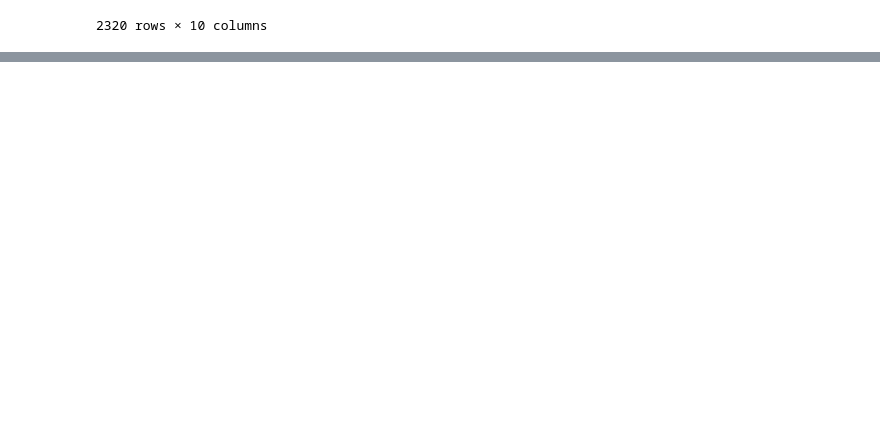
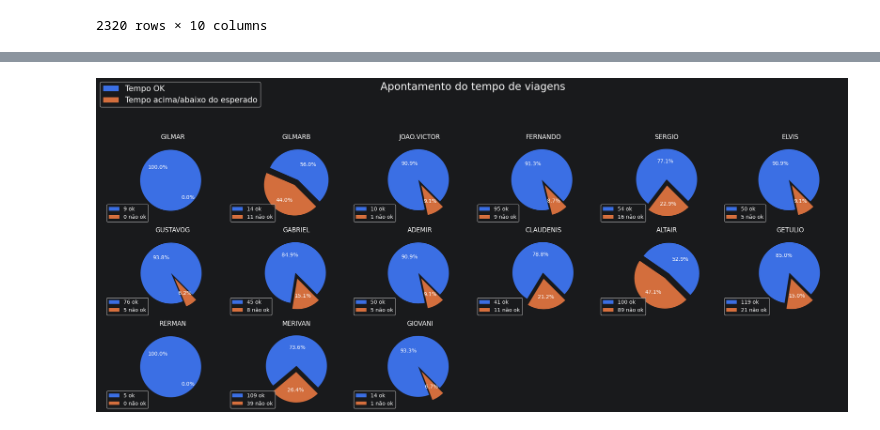
Before and after one commit to JoaoPresley/Metas2026_MSGAS, a Jupyter notebook: sample.ipynb, the cells around one changed output, grey strips where cells are left out. Drawn from its saved outputs; the diff is of its cells as text; code cells hidden in the pictures; blank space fills up the shorter version.

Commit message:
FEAT: Criado graficos para acompanhamento pessoal

```diff
--- a/sample.ipynb
+++ b/sample.ipynb
@@ -248,0 +262,69 @@ df_periodo.to_excel(nome_arquivo,
+# %%
+# 1. Lê a planilha de saída
+arq = r".\data\Resultado_analise.xlsx"
+df = pd.read_excel(arq)
+# %%
+# 2. Gráfico por TOMs
+#   Pega o nome dos TOMs
+df.sort_values(by=["ORG_manut"], inplace=True)
+toms = np.array(df["TOM"].drop_duplicates(keep="first"))
+filtro_toms = [df["TOM"] == x for x in toms] #filtro das linhas para TOMs
+# %%
+# 2.1 Pizzas de viagens para cada TOM
+fig, ax = plt.subplots(3, 6, figsize=(20, 8))
+
+cores = ["#3b6fe4", "#d36e3d"]
+
+primeiras_fatias = None
+
+#   Percorre a matriz dos graficos
+for l in range(3):
+    for c in range(6):
+        n_tom = (l*6) + c # Transforma a matriz em um indice
+
+        # o culta os graficos que não existe TOM
+        if n_tom >= len(toms):
+            ax[l, c].axis('off')
+            continue
+
+        # 1. Gráfico das viagens
+        #   Viagem OK/Viagens
+        viagens = df[df["Tipo_temporal"] == "Viagem"]
+        viagens = viagens[viagens["TOM"] == toms[n_tom]]
+        erro = len(viagens[~viagens["Valida serviço"]])
+        ok = len(viagens[viagens["Valida serviço"]])
+        dados = [ok, erro]
+
+        explode = [0.1, 0.1]
+        fatias, text, autotext = ax[l, c].pie(dados,
+                                             explode=explode,
+                                             autopct="%1.1f%%",
+                                             startangle=-45,
+                                             colors=cores
+                                             )
+        ax[l, c].legend(
+            fatias,
+            [f"{ok} ok", f"{erro} não ok"],
+            loc="lower left",
+            fontsize=10,
+            bbox_to_anchor=(-0.4, -0.05),
+        )
+        ax[l, c].set_title(toms[n_tom], fontsize=12, color='white', pad=10)
+
+        #Captura as primeiras fatias das pizzas
+        if primeiras_fatias == None:
+            primeiras_fatias = fatias
+labels = ["Tempo OK", "Tempo acima/abaixo do esperado"]
+fig.legend(
+    primeiras_fatias,
+    labels,
+    loc="upper left",
+    fontsize=15,
+    labelcolor="white",
+    #bbox_to_anchor=(0.1, 1.1) #Posicionamento ancorado no grafico
+)
+fig.suptitle("Apontamento do tempo de viagens", fontsize=20, color='white', y=1.1)
+plt.tight_layout()
+plt.show()
+# %% [output]
+[figure, added]
```
Also changed, not shown: parts of 5 cells of this notebook.
